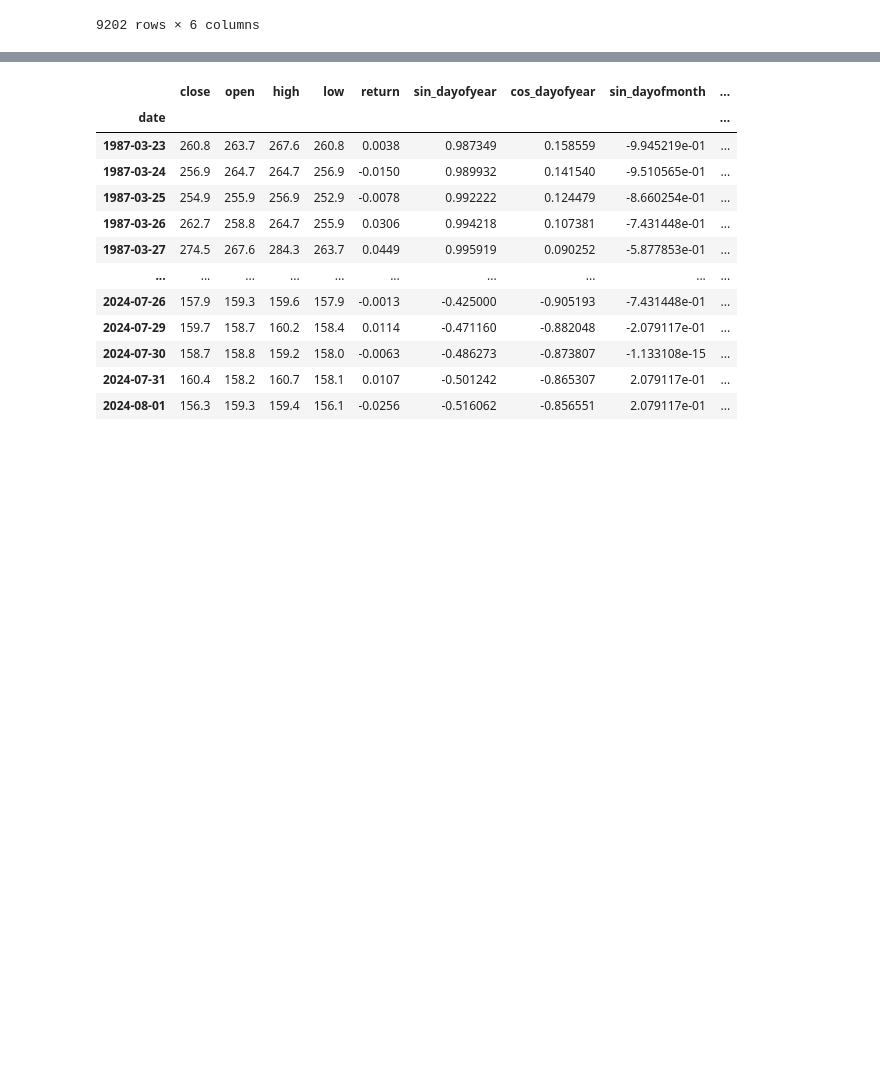
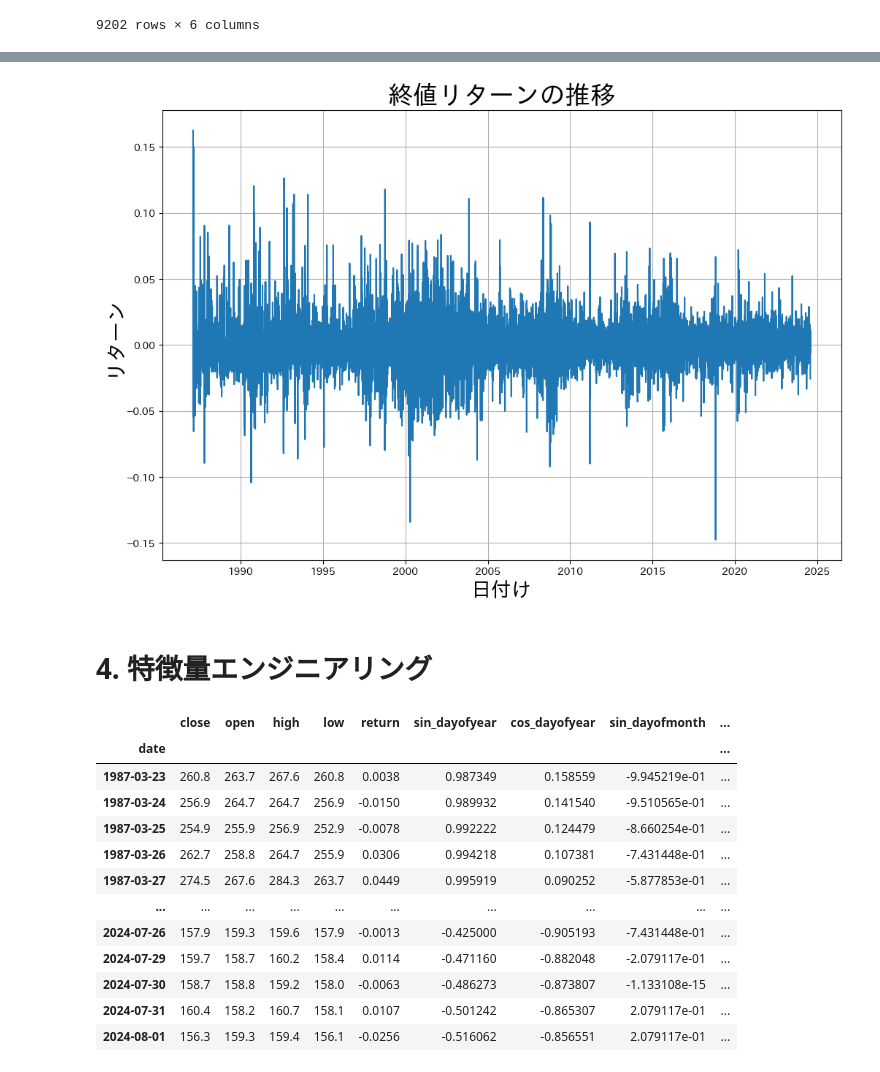
Before and after one commit to kaisei3506/close_price_prediction, a Jupyter notebook: close_price_prediction_by_lstm.ipynb, the cells around one changed output, grey strips where cells are left out. Drawn from its saved outputs; the diff is of its cells as text; code cells hidden in the pictures; blank space fills up the shorter version.

```diff
--- a/close_price_prediction_by_lstm.ipynb
+++ b/close_price_prediction_by_lstm.ipynb
@@ -97,3 +191,16 @@ cleaned_df
+# %%
+# 終値のリターンの推移
+plt.figure(figsize=(12, 8))
+plt.plot(cleaned_df['return'], label='リターン')
+plt.title('終値リターンの推移', fontsize=25)
+plt.xlabel('日付け', fontsize=20)
+plt.ylabel('リターン', fontsize=20)
+plt.grid()
+plt.show()
+# %% [output]
+[figure, added]
+# %% [markdown]
+# 4. 特徴量エンジニアリング
 # %%
 # 特徴量エンジニアリング
 
```
Also changed, not shown: parts of 24 cells of this notebook.
